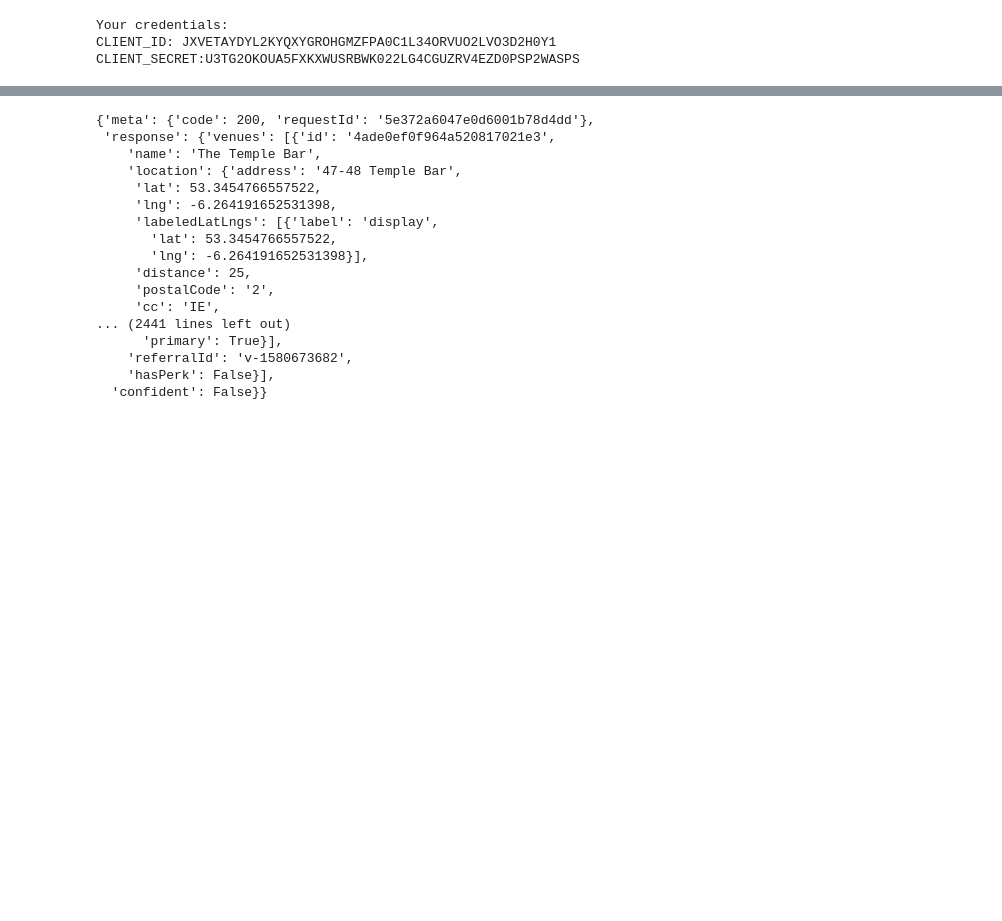
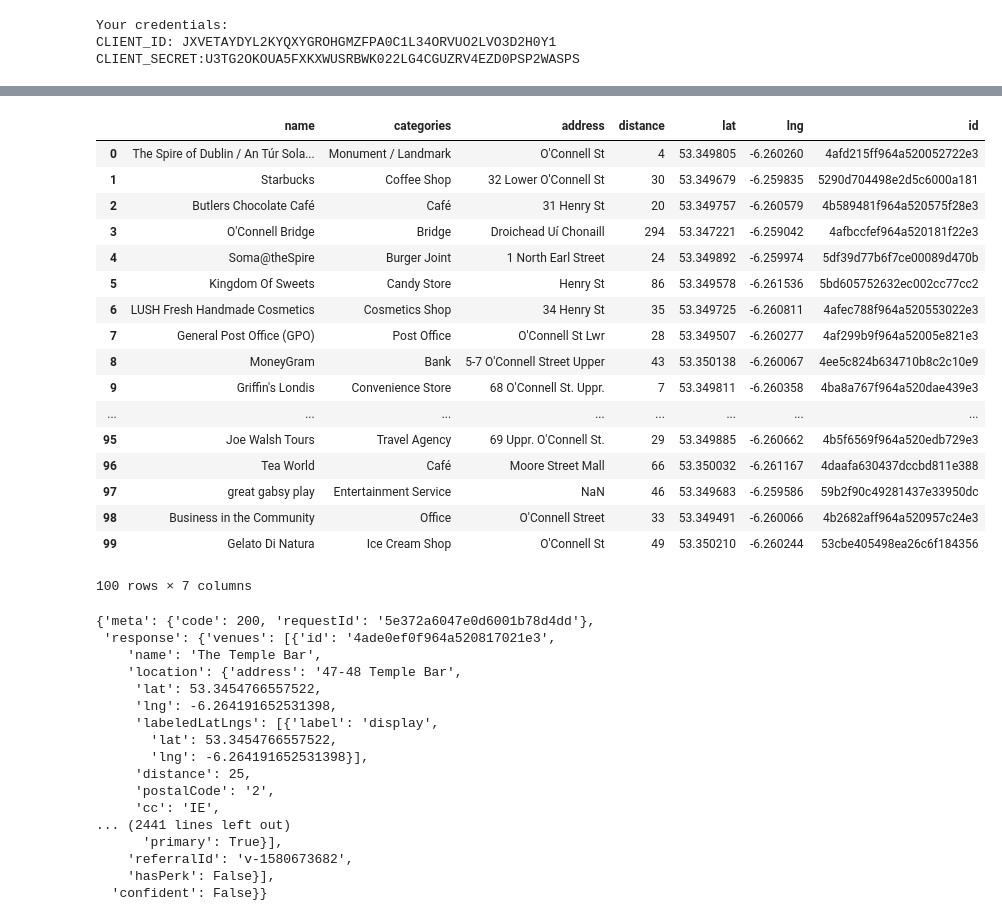
Before and after one commit to Mikodon1/Coursera-Capstone, a Jupyter notebook: Battle of the Neighbourhoods .ipynb, the cells around one changed output, grey strips where cells are left out. Cells and saved outputs as stored; diff of their text form; code cells hidden in the pictures; blank space fills up the shorter version.

```diff
--- a/Battle of the Neighbourhoods .ipynb
+++ b/Battle of the Neighbourhoods .ipynb
@@ -760,3 +792,27 @@ dubcc_df_filtered.head()
+# %%
+# Remove unnecessary columns to generate final Dublin City Centre venues listings dataframe
+dubccFinal_df = dubcc_df_filtered.drop(['cc', 'city', 'country', 'crossStreet', 'formattedAddress', 'labeledLatLngs',
+                             'neighborhood', 'postalCode', 'state'], axis=1).reset_index(drop=True)
+dubccFinal_df
+# %% [output]
+|  | name | categories | address | distance | lat | lng | id |
+| 0 | The Spire of Dublin / An Túr Sola... | Monument / Landmark | O'Connell St | 4 | 53.349805 | -6.260260 | 4afd215ff964a520052722e3 |
+| 1 | Starbucks | Coffee Shop | 32 Lower O'Connell St | 30 | 53.349679 | -6.259835 | 5290d704498e2d5c6000a181 |
+| 2 | Butlers Chocolate Café | Café | 31 Henry St | 20 | 53.349757 | -6.260579 | 4b589481f964a520575f28e3 |
+| 3 | O'Connell Bridge | Bridge | Droichead Uí Chonaill | 294 | 53.347221 | -6.259042 | 4afbccfef964a520181f22e3 |
+| 4 | Soma@theSpire | Burger Joint | 1 North Earl Street | 24 | 53.349892 | -6.259974 | 5df39d77b6f7ce00089d470b |
+| 5 | Kingdom Of Sweets | Candy Store | Henry St | 86 | 53.349578 | -6.261536 | 5bd605752632ec002cc77cc2 |
+| 6 | LUSH Fresh Handmade Cosmetics | Cosmetics Shop | 34 Henry St | 35 | 53.349725 | -6.260811 | 4afec788f964a520553022e3 |
+| 7 | General Post Office (GPO) | Post Office | O'Connell St Lwr | 28 | 53.349507 | -6.260277 | 4af299b9f964a52005e821e3 |
+| 8 | MoneyGram | Bank | 5-7 O'Connell Street Upper | 43 | 53.350138 | -6.260067 | 4ee5c824b634710b8c2c10e9 |
+| 9 | Griffin's Londis | Convenience Store | 68 O'Connell St. Uppr. | 7 | 53.349811 | -6.260358 | 4ba8a767f964a520dae439e3 |
+| ... | ... | ... | ... | ... | ... | ... | ... |
+| 95 | Joe Walsh Tours | Travel Agency | 69 Uppr. O'Connell St. | 29 | 53.349885 | -6.260662 | 4b5f6569f964a520edb729e3 |
+| 96 | Tea World | Café | Moore Street Mall | 66 | 53.350032 | -6.261167 | 4daafa630437dccbd811e388 |
+| 97 | great gabsy play | Entertainment Service | NaN | 46 | 53.349683 | -6.259586 | 59b2f90c49281437e33950dc |
+| 98 | Business in the Community | Office | O'Connell Street | 33 | 53.349491 | -6.260066 | 4b2682aff964a520957c24e3 |
+| 99 | Gelato Di Natura | Ice Cream Shop | O'Connell St | 49 | 53.350210 | -6.260244 | 53cbe405498ea26c6f184356 |
+100 rows × 7 columns
 # %%
 # create the API request URL to serach for venues in Temple Bar
 url = "https://api.foursquare.com/v2/venues/search?client_id={}&client_secret={}&v={}&ll={},{}&radius={}&limit={}".format(
```
Also changed, not shown: parts of 13 cells of this notebook.
